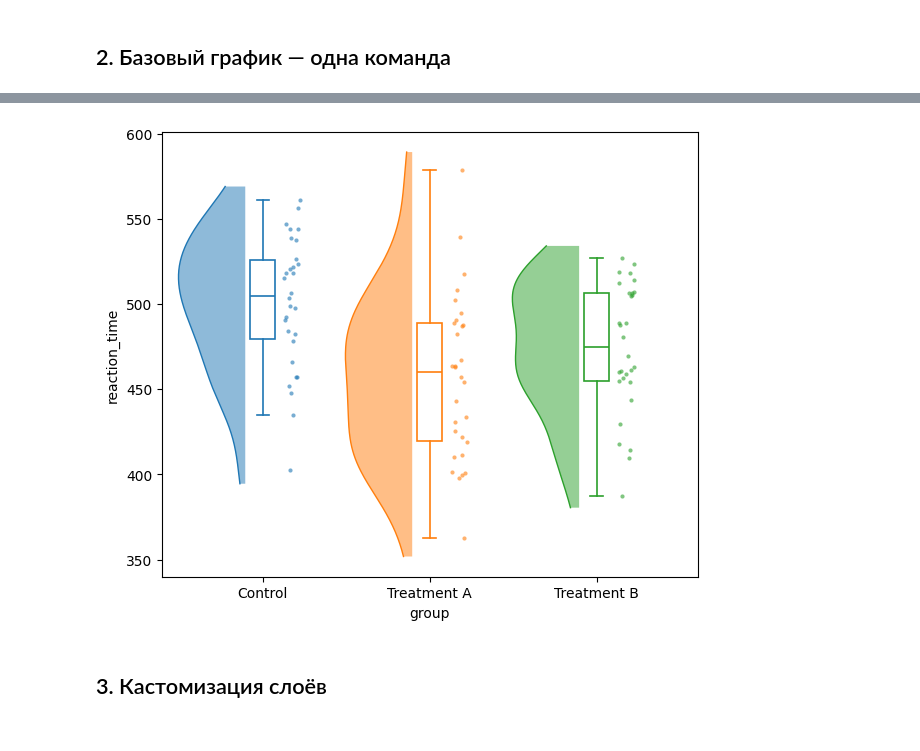
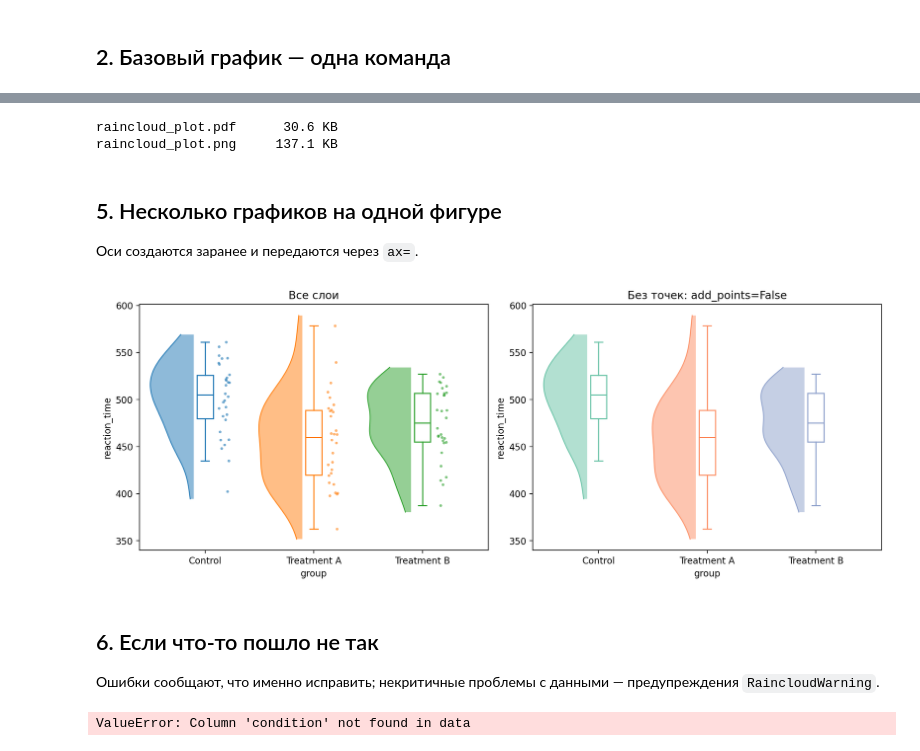
Before and after one commit to noki1928/PyRainCloud, a Jupyter notebook: examples/quickstart.ipynb, the cells around one changed output, grey strips where cells are left out. Drawn from its saved outputs; the diff is of its cells as text; code cells hidden in the pictures.

```diff
--- a/examples/quickstart.ipynb
+++ b/examples/quickstart.ipynb
@@ -38,6 +89,32 @@ df.head()
+# %%
+import os
+
+for name in ("raincloud_plot.pdf", "raincloud_plot.png"):
+    fig.savefig(name, dpi=300, bbox_inches="tight")
+    print(f"{name:20s} {os.path.getsize(name) / 1024:7.1f} KB")
+# %% [output]
+raincloud_plot.pdf      30.6 KB
+raincloud_plot.png     137.1 KB
+# %% [markdown]
+## 5. Несколько графиков на одной фигуре
+
+Оси создаются заранее и передаются через `ax=`.
+# %%
+import matplotlib.pyplot as plt
+
+fig, (ax1, ax2) = plt.subplots(1, 2, figsize=(12, 4.5), layout="constrained")
+rc.raincloud(data=df, x="group", y="reaction_time", ax=ax1, random_state=0)
+rc.raincloud(data=df, x="group", y="reaction_time", ax=ax2, palette=palette, add_points=False)
+ax1.set_title("Все слои")
+ax2.set_title("Без точек: add_points=False")
+fig.savefig(IMAGES / "04_subplots.png", dpi=150)
+# %% [output]
+[figure, added]
+# %% [markdown]
+## 6. Если что-то пошло не так
+
+Ошибки сообщают, что именно исправить; некритичные проблемы с данными — предупреждения `RaincloudWarning`.
 # %%
-fig, ax = rc.raincloud(data=df, x="group", y="reaction_time")
+fig, ax = rc.raincloud(data=df, x="condition", y="reaction_time")
 # %% [output]
-[figure, removed]
+ValueError: Column 'condition' not found in data
-# %% [markdown]
-## 3. Кастомизация слоёв
```
Also changed, not shown: parts of 18 cells of this notebook, 26 other files.
